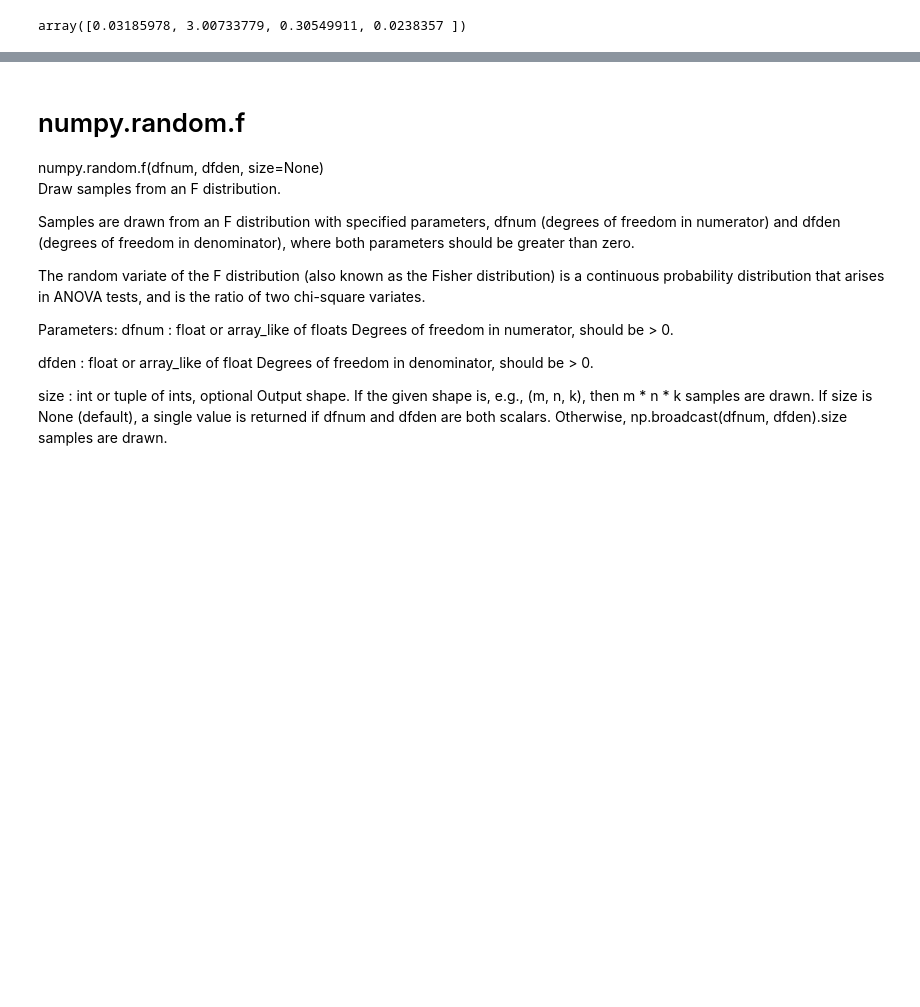
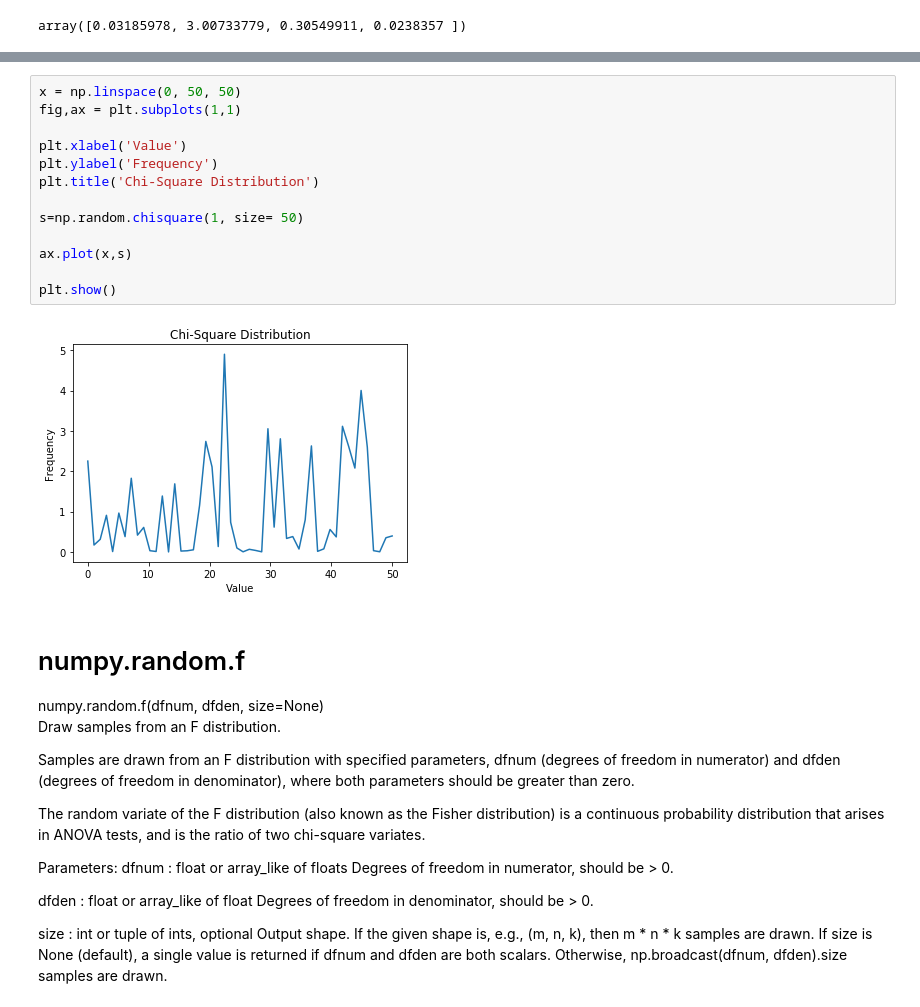
Before and after one commit to Freeha-S/numpy-random, a Jupyter notebook: numpy-random.ipynb, the cells around one changed output, grey strips where cells are left out. Cells and saved outputs as stored; diff of their text form; blank space fills up the shorter version.

Commit message:
add chisquare

```diff
--- a/numpy-random.ipynb
+++ b/numpy-random.ipynb
@@ -257,3 +277,18 @@ array([0.03185978, 3.00733779, 0.30549911, 0.0238357 ])
+# %%
+x = np.linspace(0, 50, 50)
+fig,ax = plt.subplots(1,1)
+
+plt.xlabel('Value')
+plt.ylabel('Frequency')
+plt.title('Chi-Square Distribution')
+
+s=np.random.chisquare(1, size= 50)
+
+ax.plot(x,s)
+
+plt.show()
+# %% [output]
+[figure, added]
 # %% [markdown]
 # numpy.random.f
 numpy.random.f(dfnum, dfden, size=None)
```
Also changed, not shown: parts of 1 cell of this notebook.
